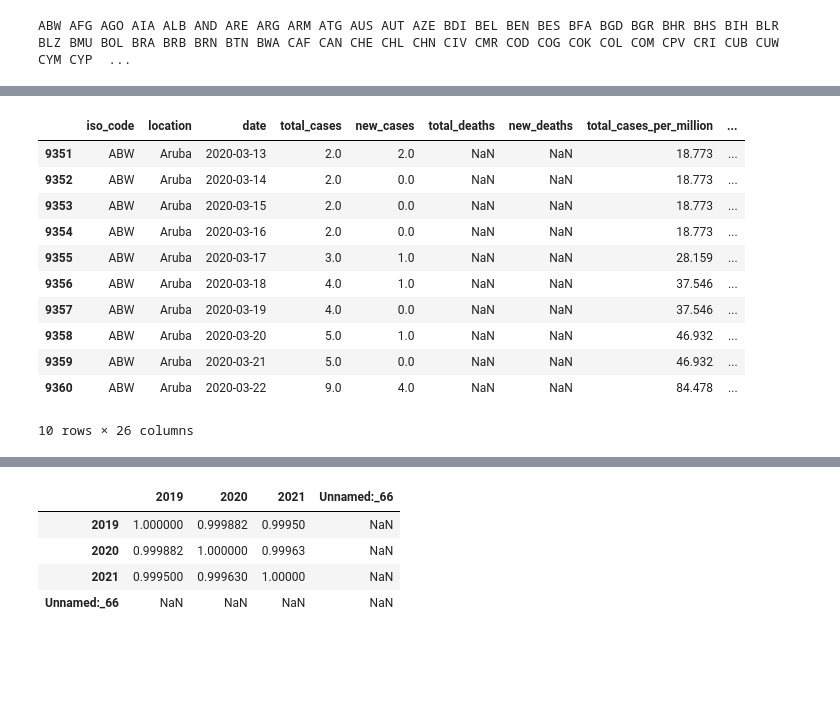
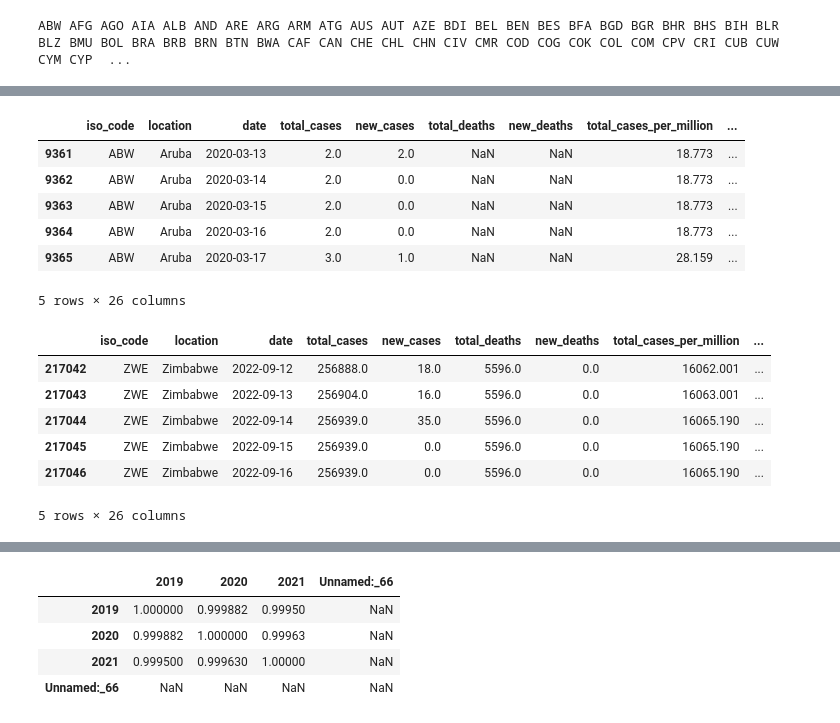
Before and after one commit to PhillipNM/UCDPA_PhillipMarsh, a Jupyter notebook: z. Practice setting up project report.ipynb, the cells around one changed output, grey strips where cells are left out. Drawn from its saved outputs; the diff is of its cells as text; code cells hidden in the pictures; blank space fills up the shorter version.

```diff
--- a/z. Practice setting up project report.ipynb
+++ b/z. Practice setting up project report.ipynb
@@ -394,19 +445,24 @@ The raw data file has 203,113 rows of data and 26 columns
 Number of columns appears manageable
 # %%
-covid_data.head(10)
+covid_data.head(5)
 # %% [output]
 |  | iso_code | location | date | total_cases | new_cases | total_deaths | new_deaths | total_cases_per_million | ... |
-| 9351 | ABW | Aruba | 2020-03-13 | 2.0 | 2.0 | NaN | NaN | 18.773 | ... |
-| 9352 | ABW | Aruba | 2020-03-14 | 2.0 | 0.0 | NaN | NaN | 18.773 | ... |
-| 9353 | ABW | Aruba | 2020-03-15 | 2.0 | 0.0 | NaN | NaN | 18.773 | ... |
-| 9354 | ABW | Aruba | 2020-03-16 | 2.0 | 0.0 | NaN | NaN | 18.773 | ... |
-| 9355 | ABW | Aruba | 2020-03-17 | 3.0 | 1.0 | NaN | NaN | 28.159 | ... |
-| 9356 | ABW | Aruba | 2020-03-18 | 4.0 | 1.0 | NaN | NaN | 37.546 | ... |
-| 9357 | ABW | Aruba | 2020-03-19 | 4.0 | 0.0 | NaN | NaN | 37.546 | ... |
-| 9358 | ABW | Aruba | 2020-03-20 | 5.0 | 1.0 | NaN | NaN | 46.932 | ... |
-| 9359 | ABW | Aruba | 2020-03-21 | 5.0 | 0.0 | NaN | NaN | 46.932 | ... |
-| 9360 | ABW | Aruba | 2020-03-22 | 9.0 | 4.0 | NaN | NaN | 84.478 | ... |
+| 9361 | ABW | Aruba | 2020-03-13 | 2.0 | 2.0 | NaN | NaN | 18.773 | ... |
+| 9362 | ABW | Aruba | 2020-03-14 | 2.0 | 0.0 | NaN | NaN | 18.773 | ... |
+| 9363 | ABW | Aruba | 2020-03-15 | 2.0 | 0.0 | NaN | NaN | 18.773 | ... |
+| 9364 | ABW | Aruba | 2020-03-16 | 2.0 | 0.0 | NaN | NaN | 18.773 | ... |
+| 9365 | ABW | Aruba | 2020-03-17 | 3.0 | 1.0 | NaN | NaN | 28.159 | ... |
-10 rows × 26 columns
+5 rows × 26 columns
+# %%
+covid_data.tail(5)
+# %% [output]
+|  | iso_code | location | date | total_cases | new_cases | total_deaths | new_deaths | total_cases_per_million | ... |
+| 217042 | ZWE | Zimbabwe | 2022-09-12 | 256888.0 | 18.0 | 5596.0 | 0.0 | 16062.001 | ... |
+| 217043 | ZWE | Zimbabwe | 2022-09-13 | 256904.0 | 16.0 | 5596.0 | 0.0 | 16063.001 | ... |
+| 217044 | ZWE | Zimbabwe | 2022-09-14 | 256939.0 | 35.0 | 5596.0 | 0.0 | 16065.190 | ... |
+| 217045 | ZWE | Zimbabwe | 2022-09-15 | 256939.0 | 0.0 | 5596.0 | 0.0 | 16065.190 | ... |
+| 217046 | ZWE | Zimbabwe | 2022-09-16 | 256939.0 | 0.0 | 5596.0 | 0.0 | 16065.190 | ... |
+5 rows × 26 columns
 # %%
 # Review Null data
 # pd.set_option('display.max_rows',None)
```
Also changed, not shown: parts of 41 cells of this notebook.
